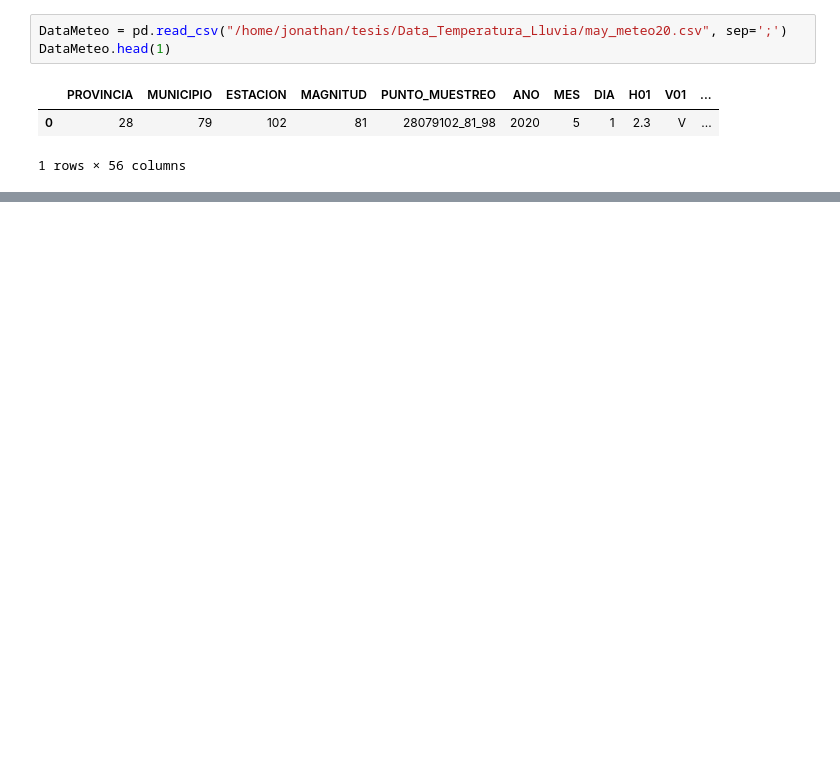
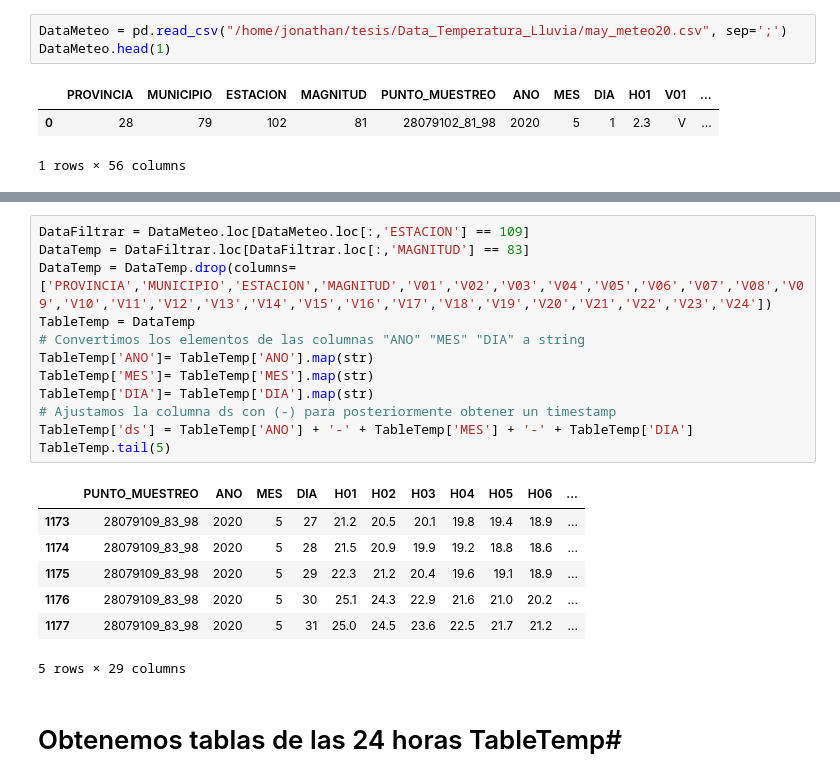
Before and after one commit to Jhonvalencia77/8vo_avance, a Jupyter notebook: Data_Metereologicos.ipynb, the cells around one changed output, grey strips where cells are left out. Saved outputs shown, nothing was run; the diff lists cells and outputs as text; blank space fills up the shorter version.

```diff
--- a/Data_Metereologicos.ipynb
+++ b/Data_Metereologicos.ipynb
@@ -281,0 +41,22 @@ TableTempF = pd.pivot_table(TableTempF, values=['ds'],columns=['H01'], index=["P
+# %%
+DataFiltrar = DataMeteo.loc[DataMeteo.loc[:,'ESTACION'] == 109]
+DataTemp = DataFiltrar.loc[DataFiltrar.loc[:,'MAGNITUD'] == 83]
+DataTemp = DataTemp.drop(columns=['PROVINCIA','MUNICIPIO','ESTACION','MAGNITUD','V01','V02','V03','V04','V05','V06','V07','V08','V09','V10','V11','V12','V13','V14','V15','V16','V17','V18','V19','V20','V21','V22','V23','V24'])
+TableTemp = DataTemp
+# Convertimos los elementos de las columnas "ANO" "MES" "DIA" a string
+TableTemp['ANO']= TableTemp['ANO'].map(str)
+TableTemp['MES']= TableTemp['MES'].map(str)
+TableTemp['DIA']= TableTemp['DIA'].map(str)
+# Ajustamos la columna ds con (-) para posteriormente obtener un timestamp
+TableTemp['ds'] = TableTemp['ANO'] + '-' + TableTemp['MES'] + '-' + TableTemp['DIA']
+TableTemp.tail(5)
+# %% [output]
+|  | PUNTO_MUESTREO | ANO | MES | DIA | H01 | H02 | H03 | H04 | H05 | H06 | ... |
+| 1173 | 28079109_83_98 | 2020 | 5 | 27 | 21.2 | 20.5 | 20.1 | 19.8 | 19.4 | 18.9 | ... |
+| 1174 | 28079109_83_98 | 2020 | 5 | 28 | 21.5 | 20.9 | 19.9 | 19.2 | 18.8 | 18.6 | ... |
+| 1175 | 28079109_83_98 | 2020 | 5 | 29 | 22.3 | 21.2 | 20.4 | 19.6 | 19.1 | 18.9 | ... |
+| 1176 | 28079109_83_98 | 2020 | 5 | 30 | 25.1 | 24.3 | 22.9 | 21.6 | 21.0 | 20.2 | ... |
+| 1177 | 28079109_83_98 | 2020 | 5 | 31 | 25.0 | 24.5 | 23.6 | 22.5 | 21.7 | 21.2 | ... |
+5 rows × 29 columns
+# %% [markdown]
+# Obtenemos tablas de las 24 horas TableTemp#
```
Also changed, not shown: parts of 88 cells of this notebook, 1 other file.
